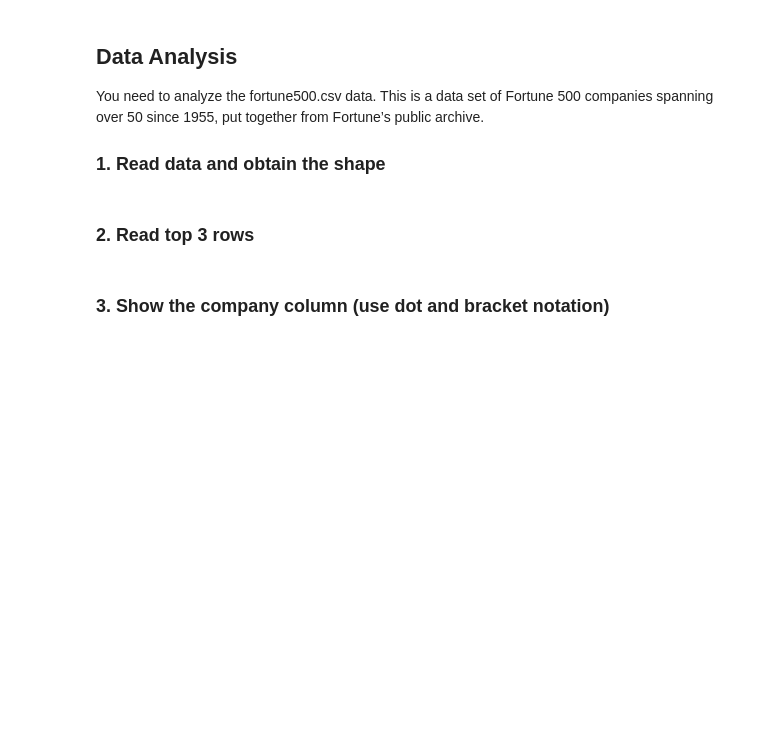
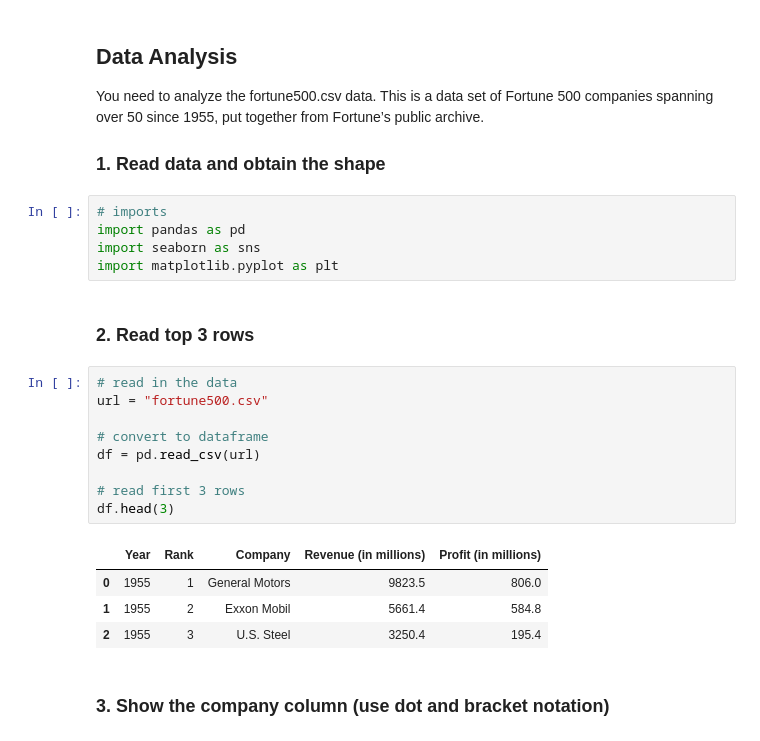
Before and after one commit to yxf9tv/comm4259-work, a Jupyter notebook: lab_03/Lab_03-Exercise.ipynb, the cells around one changed output. Cells and saved outputs as stored; diff of their text form; blank space fills up the shorter version.

```diff
--- a/lab_03/Lab_03-Exercise.ipynb
+++ b/lab_03/Lab_03-Exercise.ipynb
@@ -10,7 +10,26 @@
 You need to analyze the fortune500.csv data. This is a data set of Fortune 500 companies spanning over 50 since 1955, put together from Fortune’s public archive.
 
 ### 1. Read data and obtain the shape
+# %%
+# imports
+import pandas as pd
+import seaborn as sns
+import matplotlib.pyplot as plt
 # %% [markdown]
 ### 2. Read top 3 rows
+# %%
+# read in the data
+url = "fortune500.csv"
+
+# convert to dataframe
+df = pd.read_csv(url)
+
+# read first 3 rows
+df.head(3)
+# %% [output]
+|  | Year | Rank | Company | Revenue (in millions) | Profit (in millions) |
+| 0 | 1955 | 1 | General Motors | 9823.5 | 806.0 |
+| 1 | 1955 | 2 | Exxon Mobil | 5661.4 | 584.8 |
+| 2 | 1955 | 3 | U.S. Steel | 3250.4 | 195.4 |
 # %% [markdown]
 ### 3. Show the company column (use dot and bracket notation)
```
Also changed, not shown: parts of 16 cells of this notebook, 1 other file.
